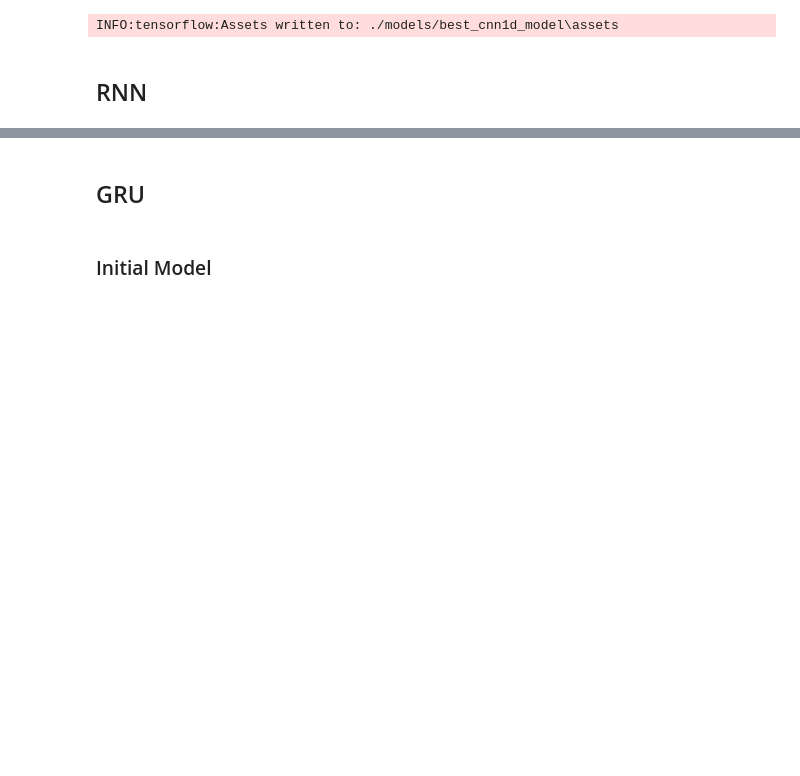
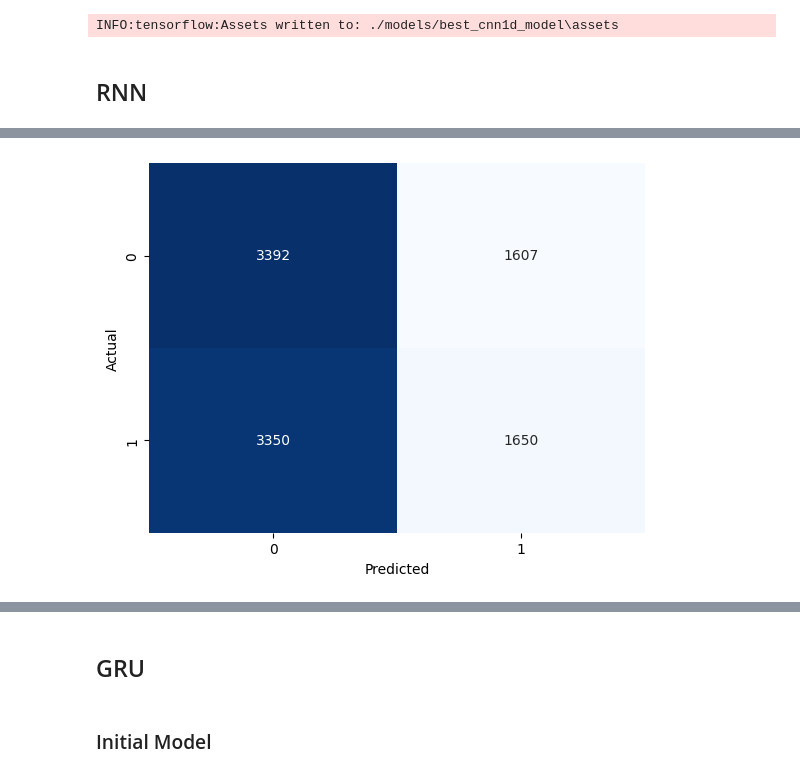
Before and after one commit to RileyLeo/IMDB-Movie-Reviews-Sentimental-Analysis, a Jupyter notebook: notebook.ipynb, the cells around one changed output, grey strips where cells are left out. Cells and saved outputs as stored; diff of their text form; code cells hidden in the pictures; blank space fills up the shorter version.

```diff
--- a/notebook.ipynb
+++ b/notebook.ipynb
@@ -1174,0 +1177,20 @@ INFO:tensorflow:Assets written to: ./models/best_cnn1d_model\assets
+# %%
+# Create RNN model
+def create_RNN(config_index):
+    max_features, _ = configurations[config_index]
+    model = Sequential()
+    model.add(Input(shape=(1,), dtype=tf.string, name='text'))
+    model.add(vectorize_layers[config_index])
+    model.add(Embedding(max_features + 1, 128))
+    model.add(SimpleRNN(128))
+    model.add(Dropout(0.5))
+    model.add(Dense(1, activation="sigmoid"))
+
+    return model
+# %%
+RNN = create_RNN(0)
+
+# Compile the model
+RNN.compile(loss='binary_crossentropy', optimizer='adam', metrics=['accuracy', f1_score, AUC(name="auc")])
+
+RNN.summary()
@@ -1174,0 +1218,2 @@ INFO:tensorflow:Assets written to: ./models/best_cnn1d_model\assets
+# %%
+hist = RNN.fit(X_train, y_train, epochs=20, batch_size=128, callbacks=[lr, es], validation_data=(X_test, y_test))
@@ -1174,0 +1240,5 @@ INFO:tensorflow:Assets written to: ./models/best_cnn1d_model\assets
+# %%
+# Classification Report and Confusion Matrix
+y_pred = RNN.predict(X_test)
+y_pred = np.round(y_pred)
+print(classification_report(y_test, y_pred))
@@ -1174,0 +1255,4 @@ INFO:tensorflow:Assets written to: ./models/best_cnn1d_model\assets
+# %%
+plot_confusion_matrix(y_test, y_pred)
+# %% [output]
+[figure, added]
```
Also changed, not shown: parts of 29 cells of this notebook.
